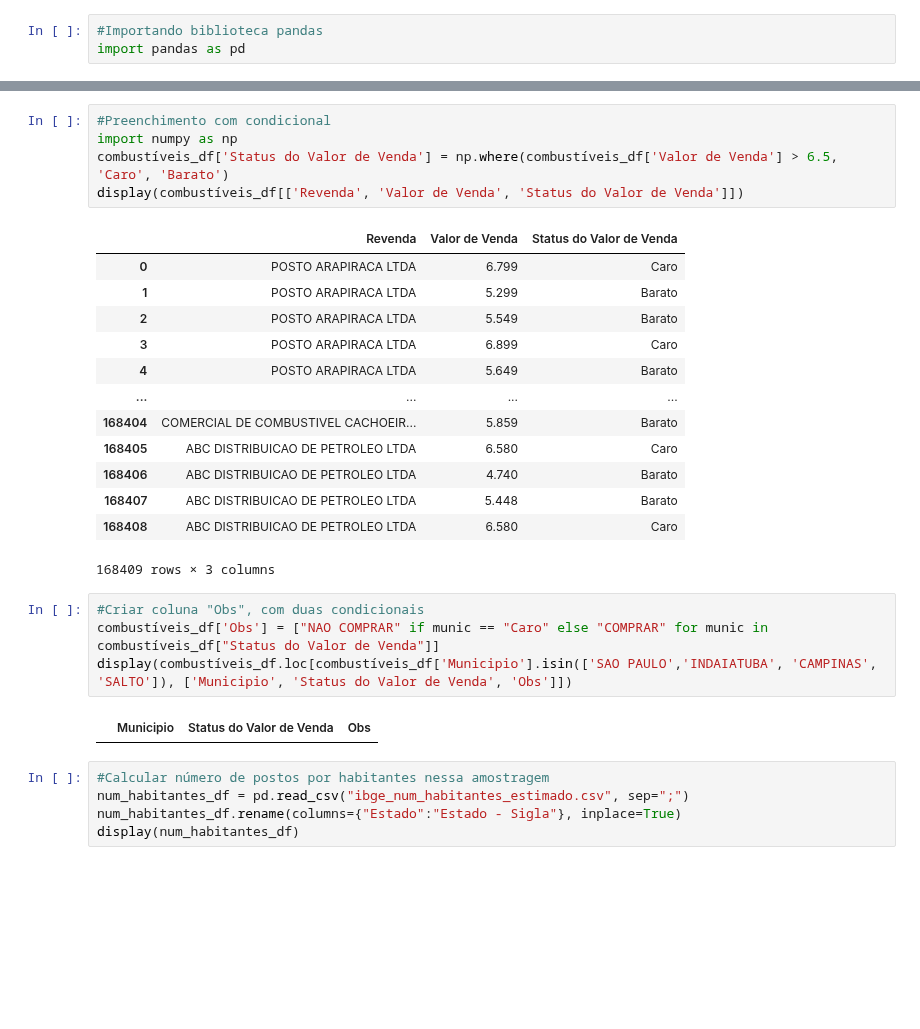
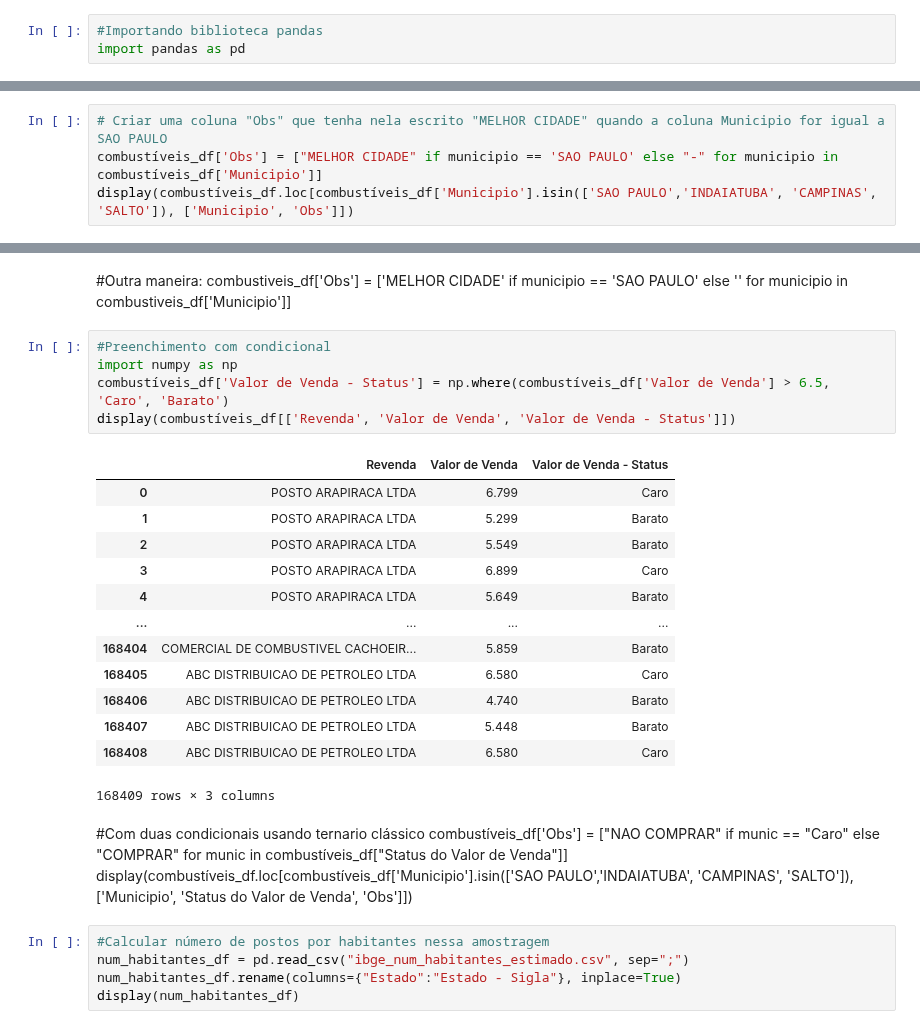
Before and after one commit to VictorGFL/Curso-de-Extensao-python-pandas, a Jupyter notebook: Segundo_exemplo_em_Python_Pandas.ipynb, the cells around one changed output, grey strips where cells are left out. Saved outputs shown, nothing was run; the diff lists cells and outputs as text; blank space fills up the shorter version.

```diff
--- a/Segundo_exemplo_em_Python_Pandas.ipynb
+++ b/Segundo_exemplo_em_Python_Pandas.ipynb
@@ -33,0 +34,4 @@ display(combustíveis_df.head())
+# %%
+# Criar uma coluna "Obs" que tenha nela escrito "MELHOR CIDADE" quando a coluna Municipio for igual a SAO PAULO
+combustíveis_df['Obs'] = ["MELHOR CIDADE" if municipio == 'SAO PAULO' else "-" for municipio in combustíveis_df['Municipio']]
+display(combustíveis_df.loc[combustíveis_df['Municipio'].isin(['SAO PAULO','INDAIATUBA', 'CAMPINAS', 'SALTO']), ['Municipio', 'Obs']])
@@ -34,10 +52,13 @@ display(combustíveis_df.head())
+# %% [markdown]
+#Outra maneira:
+combustiveis_df['Obs'] = ['MELHOR CIDADE' if municipio == 'SAO PAULO' else '' for municipio in combustiveis_df['Municipio']]
 # %%
 #Preenchimento com condicional
 import numpy as np
-combustíveis_df['Status do Valor de Venda'] = np.where(combustíveis_df['Valor de Venda'] > 6.5, 'Caro', 'Barato')
-display(combustíveis_df[['Revenda', 'Valor de Venda', 'Status do Valor de Venda']])
+combustíveis_df['Valor de Venda - Status'] = np.where(combustíveis_df['Valor de Venda'] > 6.5, 'Caro', 'Barato')
+display(combustíveis_df[['Revenda', 'Valor de Venda', 'Valor de Venda - Status']])
 # %% [output]
-|  | Revenda | Valor de Venda | Status do Valor de Venda |
+|  | Revenda | Valor de Venda | Valor de Venda - Status |
 | 0 | POSTO ARAPIRACA LTDA | 6.799 | Caro |
 | 1 | POSTO ARAPIRACA LTDA | 5.299 | Barato |
 | 2 | POSTO ARAPIRACA LTDA | 5.549 | Barato |
@@ -50,12 +71,10 @@ display(combustíveis_df[['Revenda', 'Valor de Venda', 'Status do Valor de Venda
 | 168407 | ABC DISTRIBUICAO DE PETROLEO LTDA | 5.448 | Barato |
 | 168408 | ABC DISTRIBUICAO DE PETROLEO LTDA | 6.580 | Caro |
 168409 rows × 3 columns
-# %%
-#Criar coluna "Obs", com duas condicionais
-combustíveis_df['Obs'] = ["NAO COMPRAR" if munic == "Caro" else "COMPRAR" for munic in combustíveis_df["Status do Valor de Venda"]]
-display(combustíveis_df.loc[combustíveis_df['Municipio'].isin(['SAO PAULO','INDAIATUBA', 'CAMPINAS', 'SALTO']), ['Municipio', 'Status do Valor de Venda', 'Obs']])
-# %% [output]
-|  | Municipio | Status do Valor de Venda | Obs |
+# %% [markdown]
+#Com duas condicionais usando ternario clássico
+combustíveis_df['Obs'] = ["NAO COMPRAR" if munic == "Caro" else "COMPRAR" for munic in combustíveis_df["Status do Valor de Venda"]]
+display(combustíveis_df.loc[combustíveis_df['Municipio'].isin(['SAO PAULO','INDAIATUBA', 'CAMPINAS', 'SALTO']), ['Municipio', 'Status do Valor de Venda', 'Obs']])
 # %%
 #Calcular número de postos por habitantes nessa amostragem
 num_habitantes_df = pd.read_csv("ibge_num_habitantes_estimado.csv", sep=";")
```
Also changed, not shown: parts of 9 cells of this notebook.
